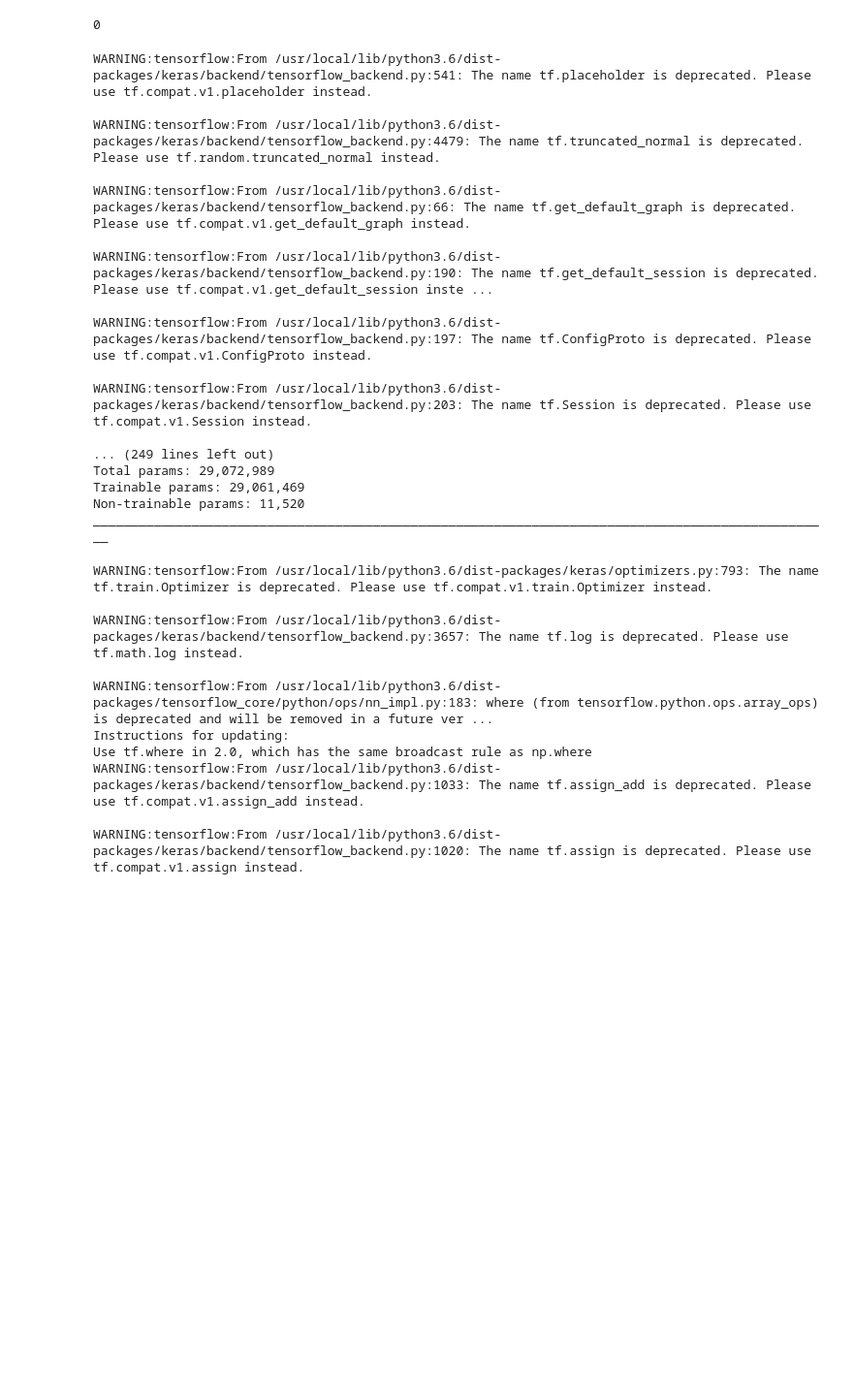
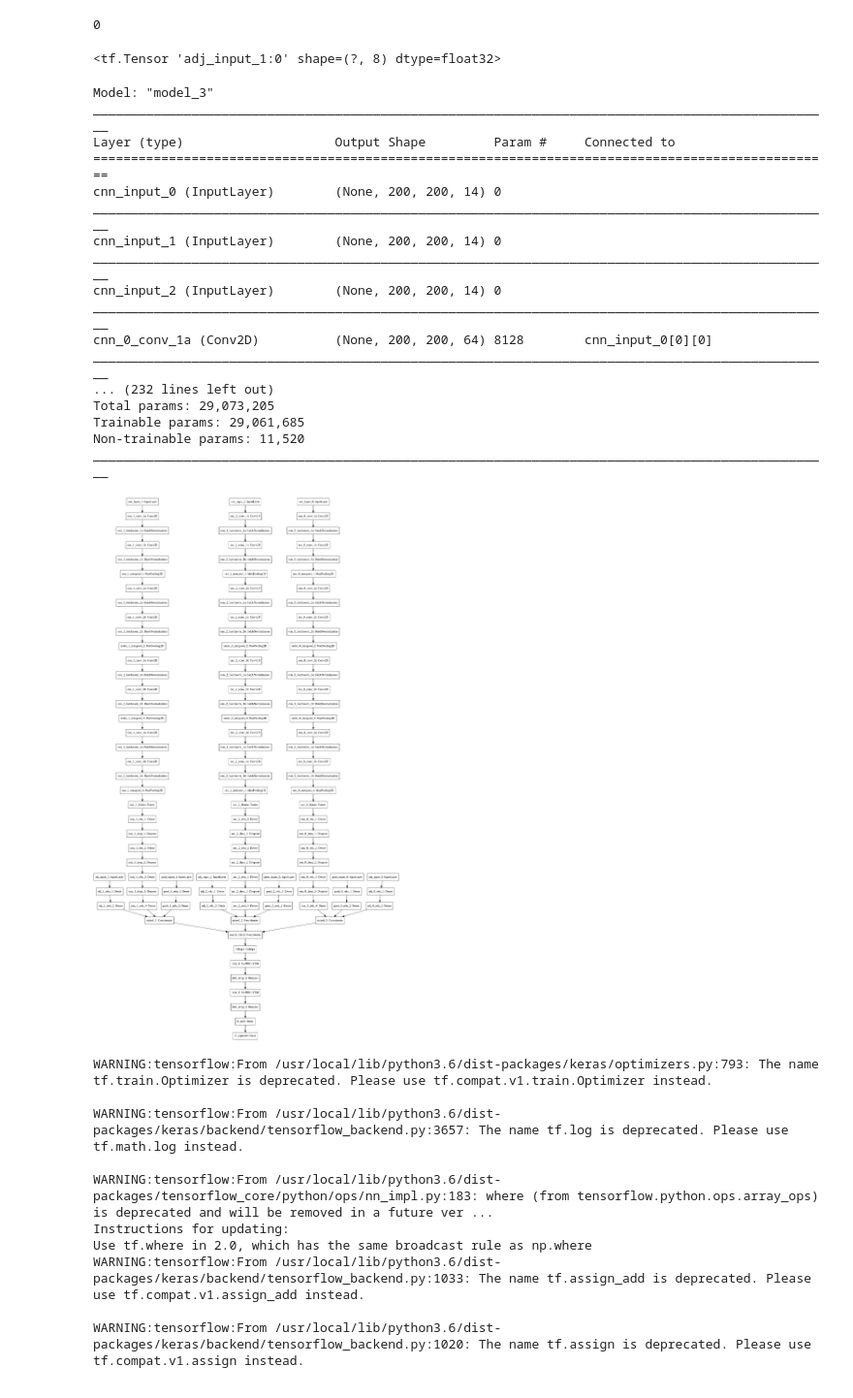
Before and after one commit to CJinny/insight_project_firecaster, a Jupyter notebook: Model_training/insight_project_k=0_with_adjacency.ipynb, the cells around one changed output. Shown at 97% size. Cells and saved outputs as stored; diff of their text form; code cells hidden in the pictures; blank space fills up the shorter version.

```diff
--- a/Model_training/insight_project_k=0_with_adjacency.ipynb
+++ b/Model_training/insight_project_k=0_with_adjacency.ipynb
@@ -288,6 +292,10 @@ def MLP(inputs, suffix=0, prefix='mlp'):
     dense = Dense(4, activation='relu', name=f"{prefix}_{suffix}_relu_2")(dense)
     #dense = Dense(1, activation='linear', name=f"{prefix}_{suffix}_linear")(dense)
     return dense
+# %%
+adj_1
+# %% [output]
+<tf.Tensor 'adj_input_1:0' shape=(?, 8) dtype=float32>
 # %%
 n_channels = 14
 sector_dim = 200
@@ -317,8 +325,8 @@ adj_1_m = MLP(adj_1, suffix=1, prefix="adj")
 adj_2_m = MLP(adj_2, suffix=2, prefix="adj")
 
 mixed_0 = concatenate([cnn_0, num_0_m, adj_0_m], name='mixed_0')
-mixed_1 = concatenate([cnn_1, num_1_m, adj_0_m], name='mixed_1')
-mixed_2 = concatenate([cnn_2, num_2_m, adj_0_m], name='mixed_2')
+mixed_1 = concatenate([cnn_1, num_1_m, adj_1_m], name='mixed_1')
+mixed_2 = concatenate([cnn_2, num_2_m, adj_2_m], name='mixed_2')
 
 concat   = concatenate([mixed_0, mixed_1, mixed_2], name="concat_mixed")
 reshape    = Reshape((3, -1), name="reshape")(concat)
@@ -332,23 +340,28 @@ dense      = Dense(1, activation="sigmoid", name="fc_sigmoid")(dense)
 model = Model(inputs=[img_0, img_1, img_2, num_0, num_1, num_2, adj_0, adj_1, adj_2], output=dense)
 model.summary()
 # %% [output]
-WARNING:tensorflow:From /usr/local/lib/python3.6/dist-packages/keras/backend/tensorflow_backend.py:541: The name tf.placeholder is deprecated. Please use tf.compat.v1.placeholder instead.
-
-WARNING:tensorflow:From /usr/local/lib/python3.6/dist-packages/keras/backend/tensorflow_backend.py:4479: The name tf.truncated_normal is deprecated. Please use tf.random.truncated_normal instead.
-
-WARNING:tensorflow:From /usr/local/lib/python3.6/dist-packages/keras/backend/tensorflow_backend.py:66: The name tf.get_default_graph is deprecated. Please use tf.compat.v1.get_default_graph instead.
-
-WARNING:tensorflow:From /usr/local/lib/python3.6/dist-packages/keras/backend/tensorflow_backend.py:190: The name tf.get_default_session is deprecated. Please use tf.compat.v1.get_default_session inste ...
-
-WARNING:tensorflow:From /usr/local/lib/python3.6/dist-packages/keras/backend/tensorflow_backend.py:197: The name tf.ConfigProto is deprecated. Please use tf.compat.v1.ConfigProto instead.
-
-WARNING:tensorflow:From /usr/local/lib/python3.6/dist-packages/keras/backend/tensorflow_backend.py:203: The name tf.Session is deprecated. Please use tf.compat.v1.Session instead.
-
-... (249 lines left out)
-Total params: 29,072,989
-Trainable params: 29,061,469
+Model: "model_3"
+__________________________________________________________________________________________________
+Layer (type)                    Output Shape         Param #     Connected to
+==================================================================================================
+cnn_input_0 (InputLayer)        (None, 200, 200, 14) 0
+__________________________________________________________________________________________________
+cnn_input_1 (InputLayer)        (None, 200, 200, 14) 0
+__________________________________________________________________________________________________
+cnn_input_2 (InputLayer)        (None, 200, 200, 14) 0
+__________________________________________________________________________________________________
+cnn_0_conv_1a (Conv2D)          (None, 200, 200, 64) 8128        cnn_input_0[0][0]
+__________________________________________________________________________________________________
+... (232 lines left out)
+Total params: 29,073,205
+Trainable params: 29,061,685
 Non-trainable params: 11,520
 __________________________________________________________________________________________________
+# %%
+from keras.utils import plot_model
+plot_model(model, to_file='CNN_LSTM.png')
+# %% [output]
+[figure, added]
 # %%
 def custom_loss(y_true, y_pred):
   crossentropy_loss = K.binary_crossentropy(y_true, y_pred)
```
Also changed, not shown: parts of 1 cell of this notebook, 7 other files.
